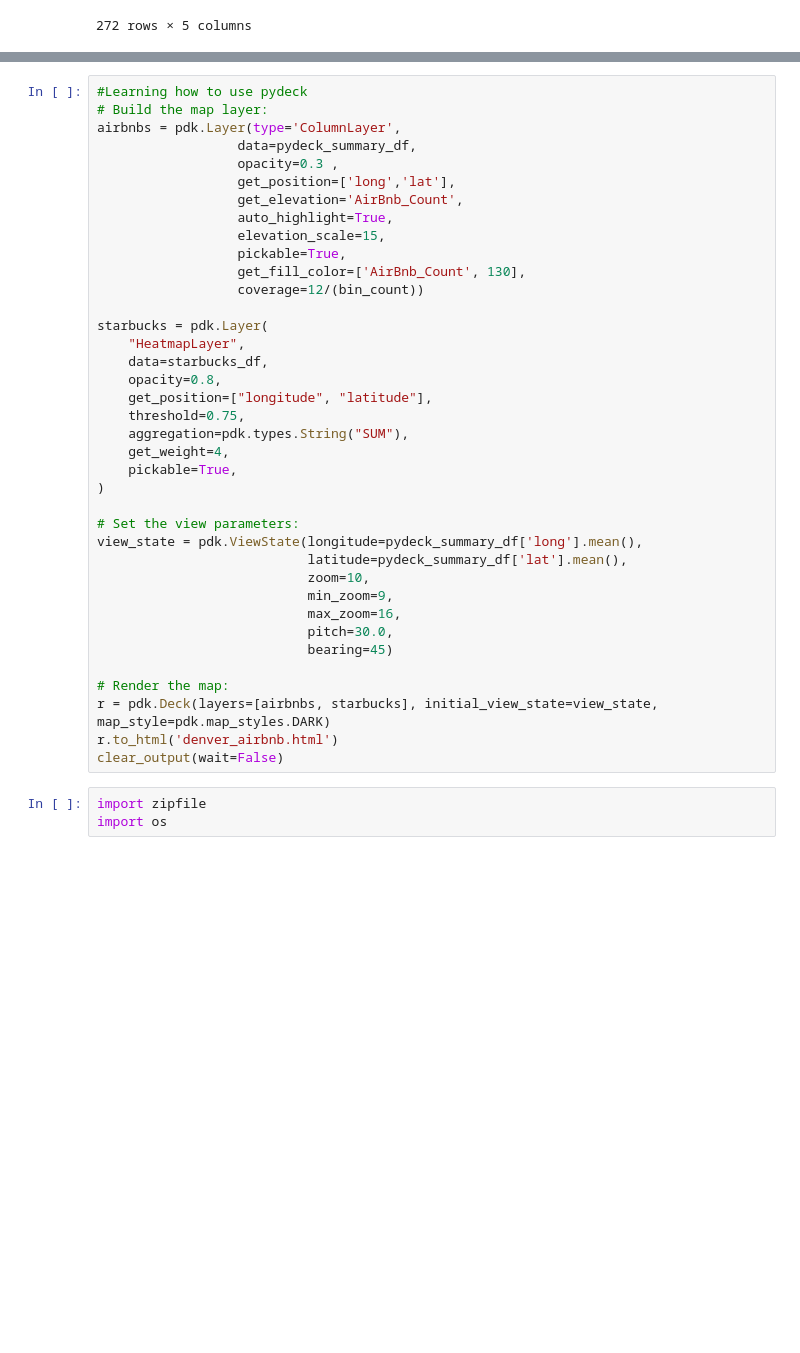
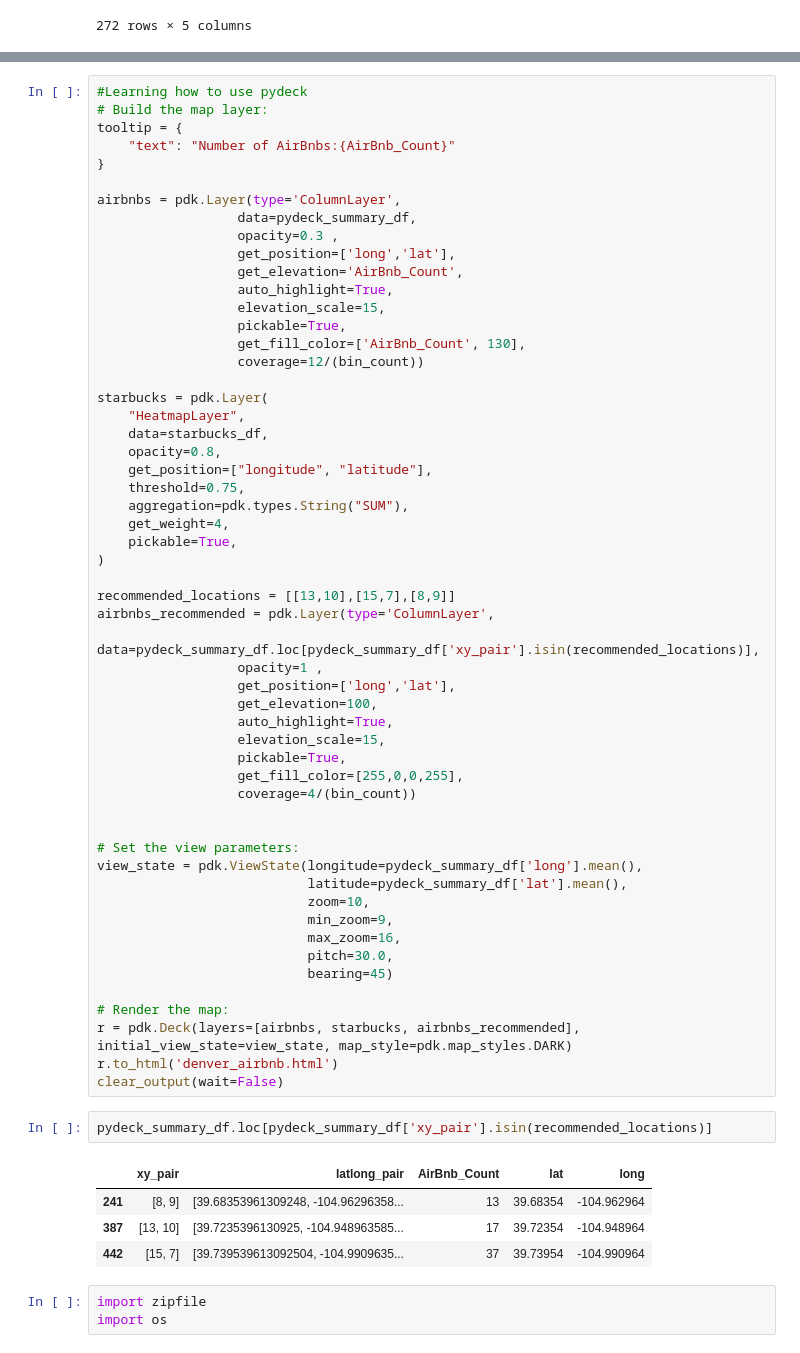
Before and after one commit to mdipinto1/m.c-squared, a Jupyter notebook: data_analysis_notebook_md.ipynb, the cells around one changed output, grey strips where cells are left out. Drawn from its saved outputs; the diff is of its cells as text; blank space fills up the shorter version.

```diff
--- a/data_analysis_notebook_md.ipynb
+++ b/data_analysis_notebook_md.ipynb
@@ -458,6 +458,10 @@ list comprehension: 0.07705750002060086
 # %%
 #Learning how to use pydeck
 # Build the map layer:
+tooltip = {
+    "text": "Number of AirBnbs:{AirBnb_Count}"
+}
+
 airbnbs = pdk.Layer(type='ColumnLayer',
                   data=pydeck_summary_df,
                   opacity=0.3 ,
@@ -480,6 +484,19 @@ starbucks = pdk.Layer(
     pickable=True,
 )
 
+recommended_locations = [[13,10],[15,7],[8,9]]
+airbnbs_recommended = pdk.Layer(type='ColumnLayer',
+                  data=pydeck_summary_df.loc[pydeck_summary_df['xy_pair'].isin(recommended_locations)],
+                  opacity=1 ,
+                  get_position=['long','lat'],
+                  get_elevation=100,
+                  auto_highlight=True,
+                  elevation_scale=15,
+                  pickable=True,
+                  get_fill_color=[255,0,0,255],
+                  coverage=4/(bin_count))
+
+
 # Set the view parameters:
 view_state = pdk.ViewState(longitude=pydeck_summary_df['long'].mean(),
                            latitude=pydeck_summary_df['lat'].mean(),
@@ -490,9 +507,16 @@ view_state = pdk.ViewState(longitude=pydeck_summary_df['long'].mean(),
                            bearing=45)
 
 # Render the map:
-r = pdk.Deck(layers=[airbnbs, starbucks], initial_view_state=view_state, map_style=pdk.map_styles.DARK)
+r = pdk.Deck(layers=[airbnbs, starbucks, airbnbs_recommended], initial_view_state=view_state, map_style=pdk.map_styles.DARK)
 r.to_html('denver_airbnb.html')
 clear_output(wait=False)
+# %%
+pydeck_summary_df.loc[pydeck_summary_df['xy_pair'].isin(recommended_locations)]
+# %% [output]
+|  | xy_pair | latlong_pair | AirBnb_Count | lat | long |
+| 241 | [8, 9] | [39.68353961309248, -104.96296358... | 13 | 39.68354 | -104.962964 |
+| 387 | [13, 10] | [39.7235396130925, -104.948963585... | 17 | 39.72354 | -104.948964 |
+| 442 | [15, 7] | [39.739539613092504, -104.9909635... | 37 | 39.73954 | -104.990964 |
 # %%
 import zipfile
 import os
```
Also changed, not shown: parts of 4 cells of this notebook, 3 other files.
